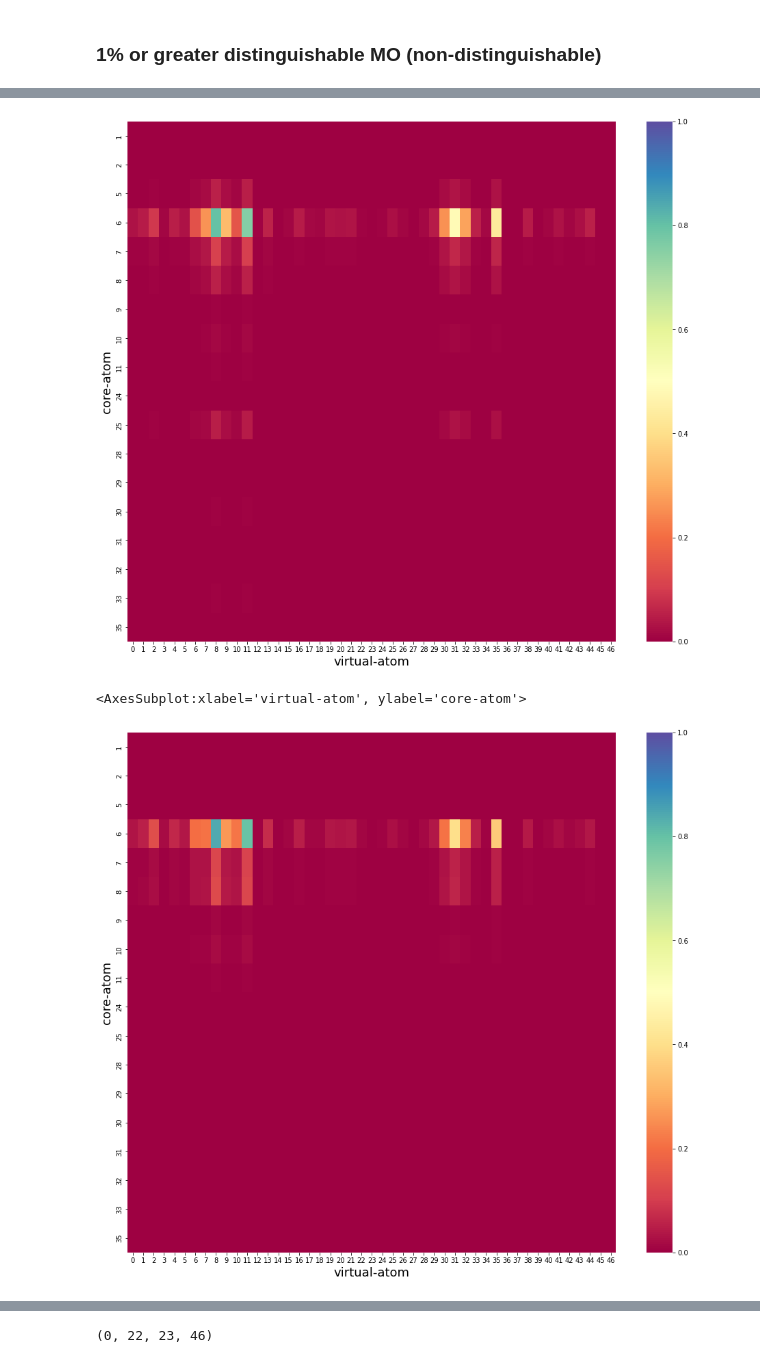
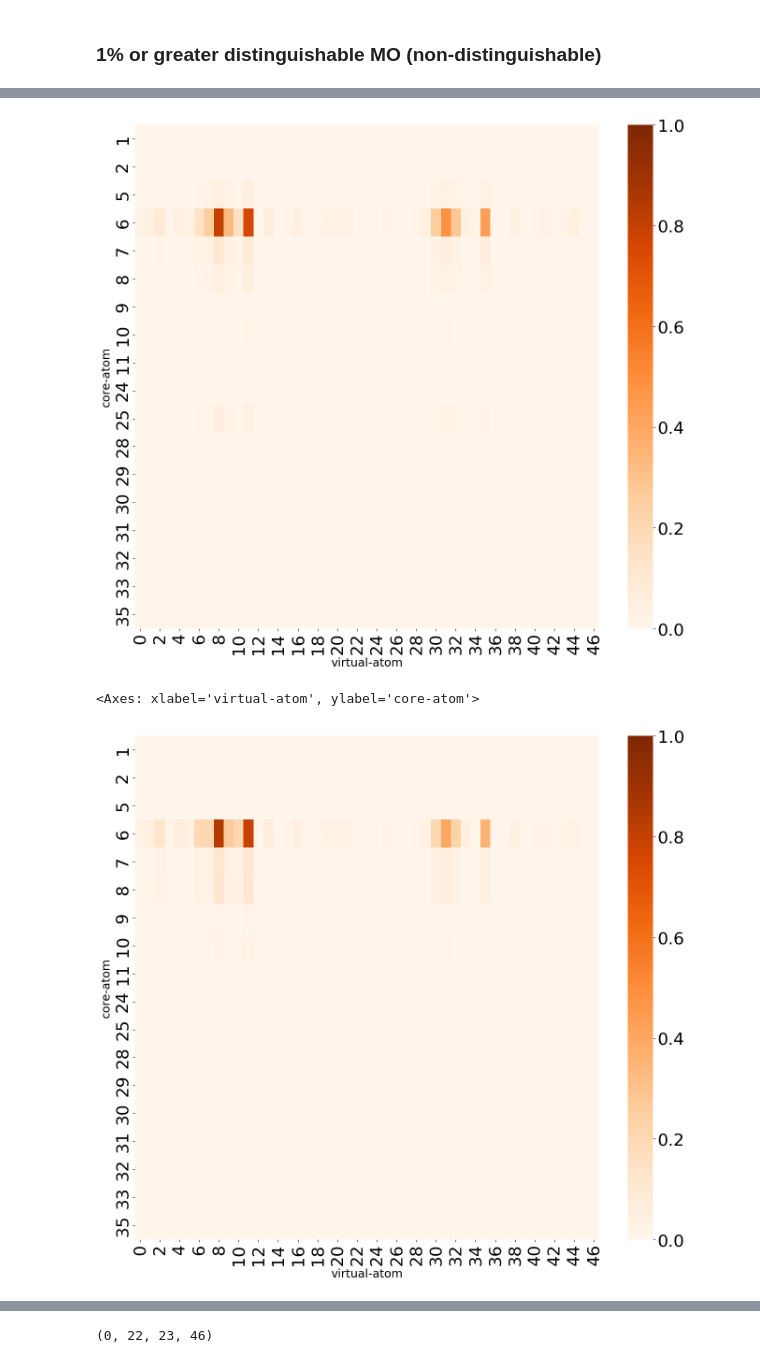
Before and after one commit to caraortizmah/atomistic_oscillator_strength, a Jupyter notebook: popmatrices/FY_1-17/post_analysis_FY_1-17.ipynb, the cells around one changed output, grey strips where cells are left out. Drawn from its saved outputs; the diff is of its cells as text; code cells hidden in the pictures.

```diff
--- a/popmatrices/FY_1-17/post_analysis_FY_1-17.ipynb
+++ b/popmatrices/FY_1-17/post_analysis_FY_1-17.ipynb
@@ -223,7 +223,8 @@ def crop_by_loewdin_p(df,pop):
     it returns MO matrix (df) having just a Loewdin MO population contribution greater than (100*pop)%.
     pop is a number between 0 and 1.
     """
-    cols = [col for col, val in df.sum()[2:].iteritems() if val > (pop*100)]
+    #cols = [col for col, val in df.sum()[2:].iteritems() if val > (pop*100)]
+    cols = [col for col, val in df.sum()[2:].items() if val > (pop*100)]
     #iteritem() create a zip with the index_col and the values
     cols.insert(0,'lvl')
     cols.insert(0,'sym')
@@ -956,25 +955,25 @@ fig, ax = plt.subplots(figsize=(16,14))
 
 test = (newdf342 - relmin)/(relmax - relmin)
 
-sns.heatmap(test, annot=False, cmap='Spectral', vmin=0, vmax=1, ax=ax)
+sns.heatmap(test, annot=False, cmap='Oranges', vmin=0, vmax=1, ax=ax)
 #sns.heatmap(newdf345, annot=False, cmap='Spectral', vmin=min(newdf345.min()), vmax=max(newdf345.max()), ax=ax)
 #sns.heatmap(newdf345ABBA, annot=False, cmap='Spectral', vmin=min(newdf345ABBA.min()), vmax=max(newdf345ABBA.max()), ax=ax)
 #sns.heatmap(newdf345, annot=False, cmap='Spectral', vmin=0, vmax=30, ax=ax)
 fig.savefig('FGL_FY_42.svg', format="svg")
 # %% [output]
-[figure, old version]
+[figure, new version]
 # %%
 fig, ax = plt.subplots(figsize=(16,14))
 
 test = (newdf345 - relmin)/(relmax - relmin)
 
-sns.heatmap(test, annot=False, cmap='Spectral', vmin=0, vmax=1, ax=ax)
+sns.heatmap(test, annot=False, cmap='Oranges', vmin=0, vmax=1, ax=ax)
 #sns.heatmap(newdf345, annot=False, cmap='Spectral', vmin=min(newdf345.min()), vmax=max(newdf345.max()), ax=ax)
 #sns.heatmap(newdf345ABBA, annot=False, cmap='Spectral', vmin=min(newdf345ABBA.min()), vmax=max(newdf345ABBA.max()), ax=ax)
 #sns.heatmap(newdf345, annot=False, cmap='Spectral', vmin=0, vmax=30, ax=ax)
 # %% [output]
-<AxesSubplot:xlabel='virtual-atom', ylabel='core-atom'>
+<Axes: xlabel='virtual-atom', ylabel='core-atom'>
-[figure, old version]
+[figure, new version]
 # %%
 fig, ax = plt.subplots(figsize=(16,14))
 
```
Also changed, not shown: parts of 41 cells of this notebook.
